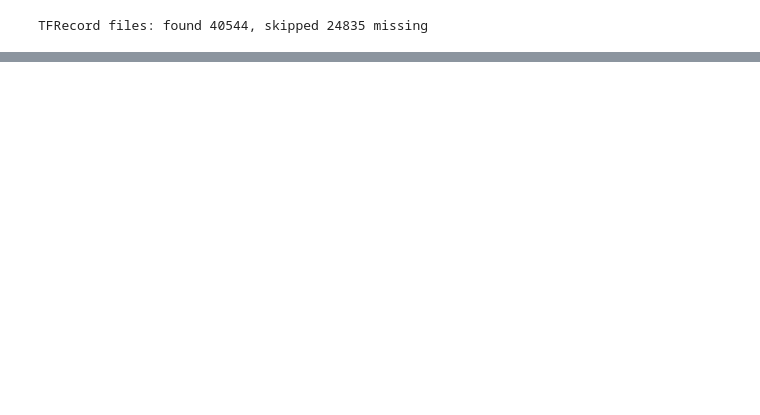
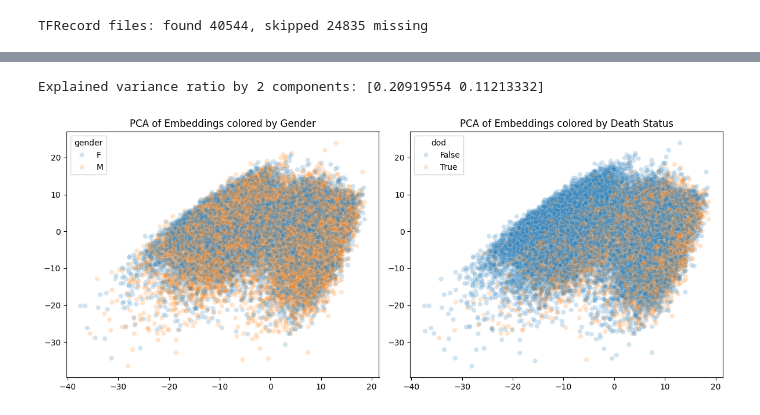
Before and after one commit to brynnhs/mimic-multimodal-survival, a Jupyter notebook: preprocessing.ipynb, the cells around one changed output, grey strips where cells are left out. Cells and saved outputs as stored; diff of their text form; code cells hidden in the pictures; blank space fills up the shorter version.

```diff
--- a/preprocessing.ipynb
+++ b/preprocessing.ipynb
@@ -545,0 +378,5 @@ plt.show()
+# %%
+# make a numpy array from the embedding column
+emb_array = np.vstack(df_embeddings['embedding'].values)
+print(emb_array.shape)
+emb_array
@@ -545,0 +398,23 @@ plt.show()
+# %%
+# run a PCA on the embeddings to reduce dimensionality
+from sklearn.decomposition import PCA
+pca = PCA(n_components=2)
+emb_reduced = pca.fit_transform(emb_array)
+
+# print explained variance ratio
+print(f"Explained variance ratio by 2 components: {pca.explained_variance_ratio_}")
+# %% [output]
+Explained variance ratio by 2 components: [0.20919554 0.11213332]
+# %%
+# make two scatter plots, where the first uses gender and the second if dod is not null
+plt.figure(figsize=(12,5))
+plt.subplot(1,2,1)
+sns.scatterplot(x=emb_reduced[:,0], y=emb_reduced[:,1], hue=df_merged['gender'], alpha=0.2)
+plt.title('PCA of Embeddings colored by Gender')
+plt.subplot(1,2,2)
+sns.scatterplot(x=emb_reduced[:,0], y=emb_reduced[:,1], hue=df_merged['dod'].notnull(), alpha=0.2)
+plt.title('PCA of Embeddings colored by Death Status')
+plt.tight_layout()
+plt.show()
+# %% [output]
+[figure, added]
```
Also changed, not shown: parts of 42 cells of this notebook.
